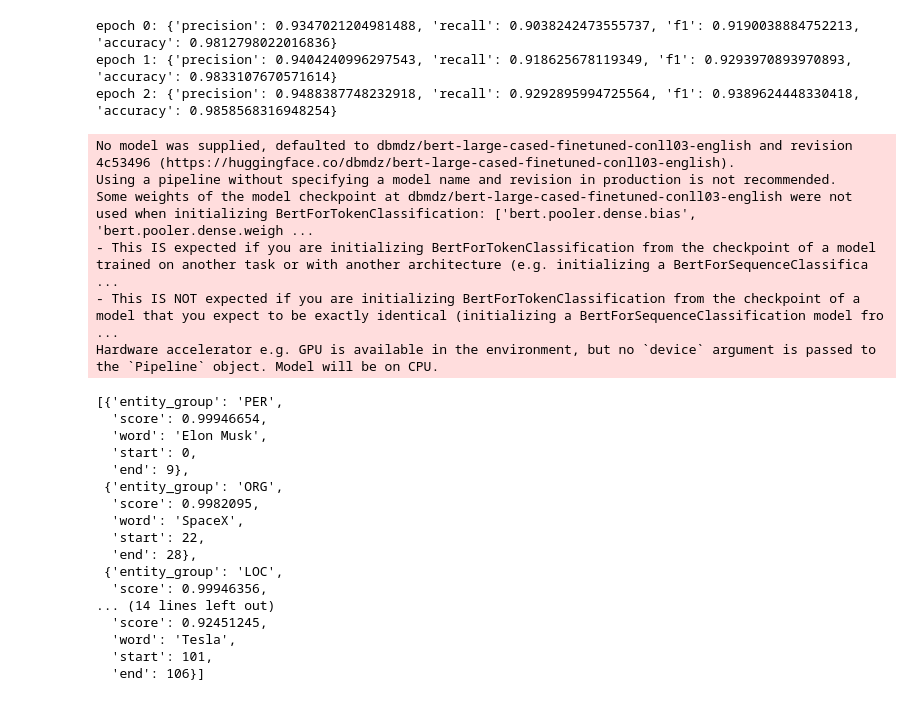
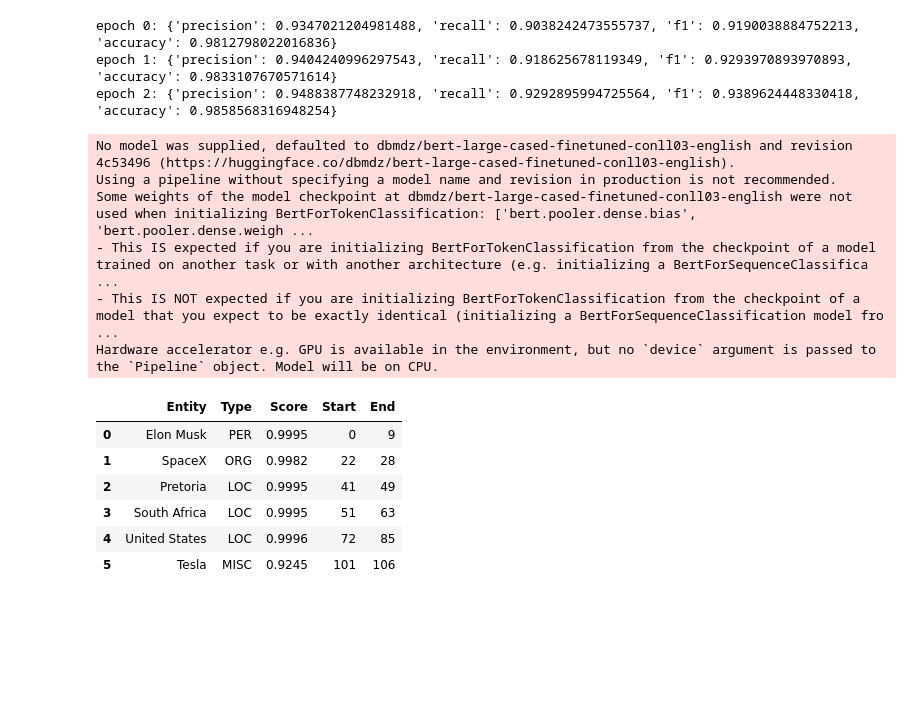
Before and after one commit to AdrianoPinheiro86/AdrianoPinheiro86, a Jupyter notebook: course/en/chapter7/section2_pt.ipynb, the cells around one changed output. Cells and saved outputs as stored; diff of their text form; code cells hidden in the pictures; blank space fills up the shorter version.

```diff
--- a/course/en/chapter7/section2_pt.ipynb
+++ b/course/en/chapter7/section2_pt.ipynb
@@ -451,39 +451,48 @@ unwrapped_model = accelerator.unwrap_model(model)
 unwrapped_model.save_pretrained(output_dir, save_function=accelerator.save)
 # %%
 from transformers import pipeline
+import pandas as pd
 
 # Se a GPU estiver disponível, o modelo será carregado nela
 device = 0  # '0' para a primeira GPU (se houver mais de uma, '1' seria a segunda GPU, e assim por diante)
-nlp = pipeline('ner', device=0)
+nlp = pipeline('ner', device=device)
 
-# Replace this with your own checkpoint
+# Substitua isso pelo seu próprio checkpoint de modelo
 model_checkpoint = "huggingface-course/bert-finetuned-ner"
 token_classifier = pipeline(
     "token-classification", model=model_checkpoint, aggregation_strategy="simple"
 )
-token_classifier("Elon Musk, the CEO of SpaceX, moved from Pretoria, South Africa, to the United States to work on his Tesla project.")
-#  "Elon Musk, o CEO da SpaceX, se mudou de Pretoria, África do Sul, para os Estados Unidos para trabalhar em seu projeto Tesla."
+
+# Executar a análise de entidades
+result = token_classifier("Elon Musk, the CEO of SpaceX, moved from Pretoria, South Africa, to the United States to work on his Tesla project.")
+
+# Criar uma lista de dicionários com os dados formatados para a tabela
+data = []
+for entity in result:
+    data.append({
+        'Entity': entity['word'],
+        'Type': entity['entity_group'],
+        'Score': round(entity['score'], 4),
+        'Start': entity['start'],
+        'End': entity['end']
+    })
+
+# Criar um DataFrame do pandas para exibir em formato de tabela
+df = pd.DataFrame(data)
+
+# Exibir a tabela
+df
 # %% [output]
 No model was supplied, defaulted to dbmdz/bert-large-cased-finetuned-conll03-english and revision 4c53496 (https://huggingface.co/dbmdz/bert-large-cased-finetuned-conll03-english).
 Using a pipeline without specifying a model name and revision in production is not recommended.
 Some weights of the model checkpoint at dbmdz/bert-large-cased-finetuned-conll03-english were not used when initializing BertForTokenClassification: ['bert.pooler.dense.bias', 'bert.pooler.dense.weigh ...
 - This IS expected if you are initializing BertForTokenClassification from the checkpoint of a model trained on another task or with another architecture (e.g. initializing a BertForSequenceClassifica ...
 - This IS NOT expected if you are initializing BertForTokenClassification from the checkpoint of a model that you expect to be exactly identical (initializing a BertForSequenceClassification model fro ...
 Hardware accelerator e.g. GPU is available in the environment, but no `device` argument is passed to the `Pipeline` object. Model will be on CPU.
-[{'entity_group': 'PER',
-  'score': 0.99946654,
-  'word': 'Elon Musk',
-  'start': 0,
-  'end': 9},
- {'entity_group': 'ORG',
-  'score': 0.9982095,
-  'word': 'SpaceX',
-  'start': 22,
-  'end': 28},
- {'entity_group': 'LOC',
-  'score': 0.99946356,
-... (14 lines left out)
-  'score': 0.92451245,
-  'word': 'Tesla',
-  'start': 101,
-  'end': 106}]
+|  | Entity | Type | Score | Start | End |
+| 0 | Elon Musk | PER | 0.9995 | 0 | 9 |
+| 1 | SpaceX | ORG | 0.9982 | 22 | 28 |
+| 2 | Pretoria | LOC | 0.9995 | 41 | 49 |
+| 3 | South Africa | LOC | 0.9995 | 51 | 63 |
+| 4 | United States | LOC | 0.9996 | 72 | 85 |
+| 5 | Tesla | MISC | 0.9245 | 101 | 106 |
```
